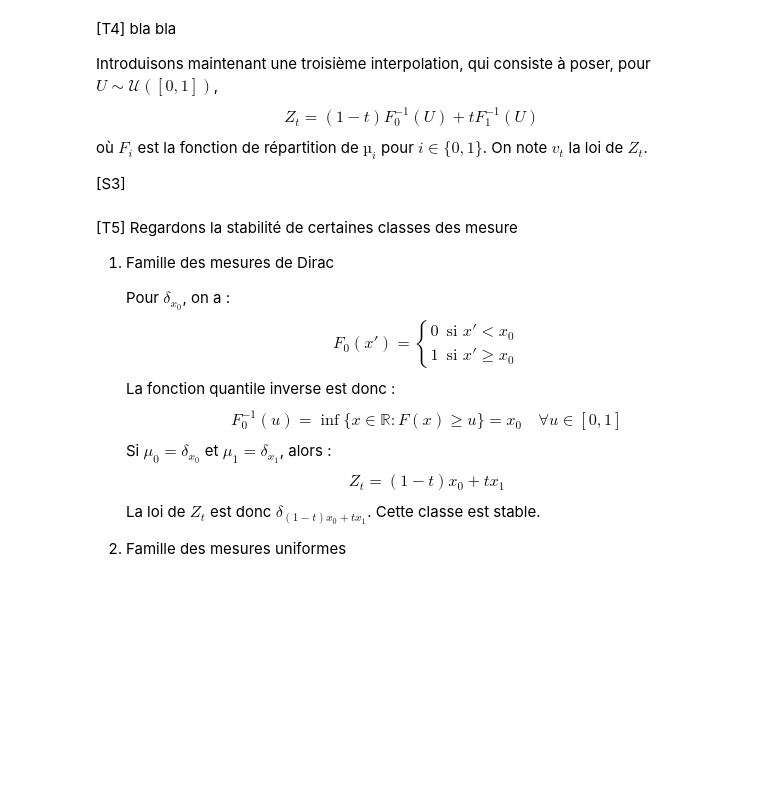
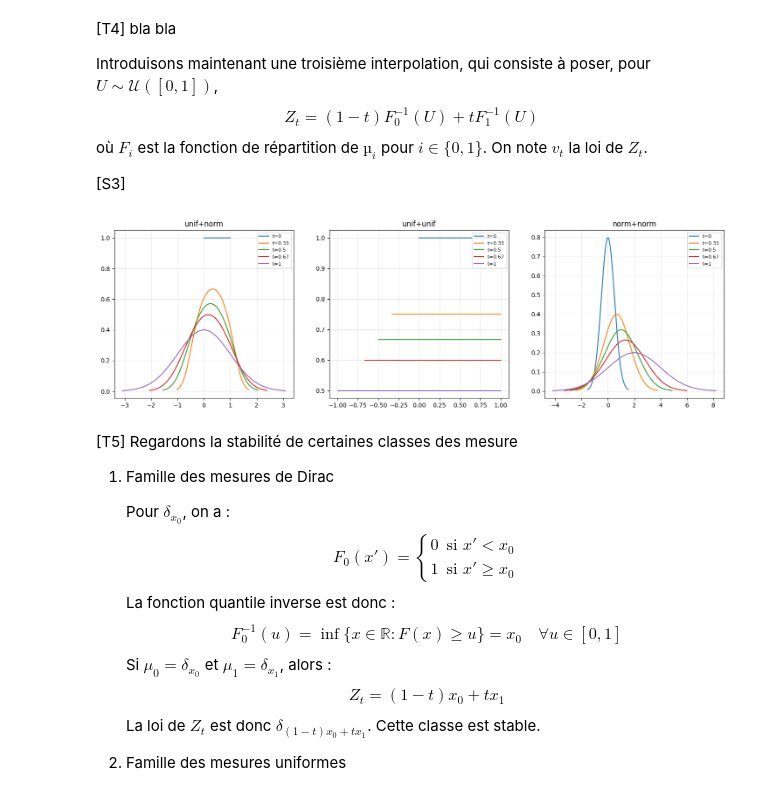
Before and after one commit to GPotoshin/Interpolation-entre-mesures-de-probabilit-s-Python-Project, a Jupyter notebook: final_notebook.ipynb, the cells around one changed output. Cells and saved outputs as stored; diff of their text form; code cells hidden in the pictures; blank space fills up the shorter version.

```diff
--- a/final_notebook.ipynb
+++ b/final_notebook.ipynb
@@ -160,6 +161,26 @@ $$
 où $F_i$ est la fonction de répartition de $µ_i$ pour $i\in\{0,1\}$. On note $v_t$ la loi de $Z_t$.
 
 [S3]
+# %%
+ctx.reset()
+ctx.Lx = np.linspace(0, 1, 1002)[1:-1]
+
+def sim_inter(ctx, f, g, name):
+    ax = ctx.next_axe()
+    for t in ctx.Lt:
+        Ly = (1-t)*f.ppf(ctx.Lx)+t*g.ppf(ctx.Lx)
+        spline = CubicSpline(Ly, ctx.Lx)
+        deriv = spline.derivative()
+        Lx = np.linspace(Ly[0], Ly[-1], 1000)
+        ax.plot(Lx, deriv(Lx),label="t="+str(round(t, 2)))
+    end_axe(ax, name)
+
+sim_inter(ctx, uniform, norm, "unif+norm")
+sim_inter(ctx, uniform, uniform(loc=-1, scale=2), "unif+unif")
+sim_inter(ctx, norm(scale=0.5), norm(loc=2, scale=2), "norm+norm")
+plt.show()
+# %% [output]
+[figure, added]
 # %% [markdown]
 [T5] Regardons la stabilité de certaines classes des mesure
 1. Famille des mesures de Dirac
```
Also changed, not shown: parts of 2 cells of this notebook, 1 other file.
